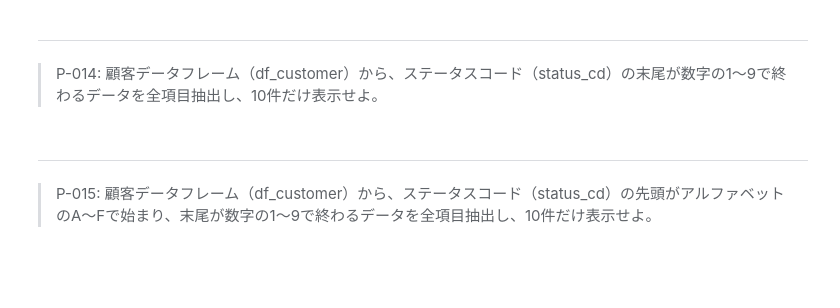
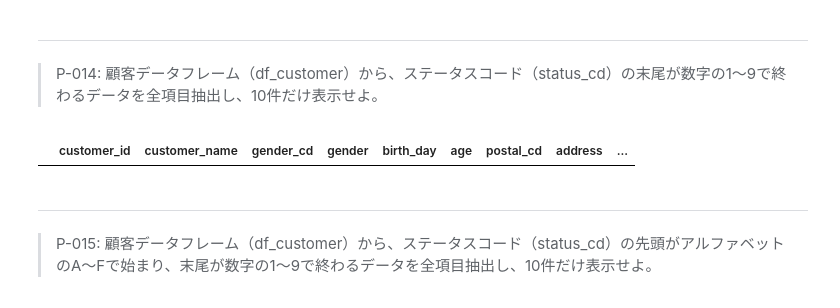
Before and after one commit to MurapyonCorp/100-knocks, a Jupyter notebook: preprocess_knock_Python_Azure.ipynb, the cells around one changed output. Drawn from its saved outputs; the diff is of its cells as text; code cells hidden in the pictures; blank space fills up the shorter version.

```diff
--- a/preprocess_knock_Python_Azure.ipynb
+++ b/preprocess_knock_Python_Azure.ipynb
@@ -308,6 +308,11 @@ df_customer.query('status_cd.str.contains("^[A-F]", regex = True)', engine = 'py
 # %% [markdown]
 ---
 > P-014: 顧客データフレーム（df_customer）から、ステータスコード（status_cd）の末尾が数字の1〜9で終わるデータを全項目抽出し、10件だけ表示せよ。
+# %%
+import pandas as pd
+df_customer.query('status_cd.str.contains("[1-9]^$", regex = True)', engine = 'python').head(10)
+# %% [output]
+|  | customer_id | customer_name | gender_cd | gender | birth_day | age | postal_cd | address | ... |
 # %% [markdown]
 ---
 > P-015: 顧客データフレーム（df_customer）から、ステータスコード（status_cd）の先頭がアルファベットのA〜Fで始まり、末尾が数字の1〜9で終わるデータを全項目抽出し、10件だけ表示せよ。
```
